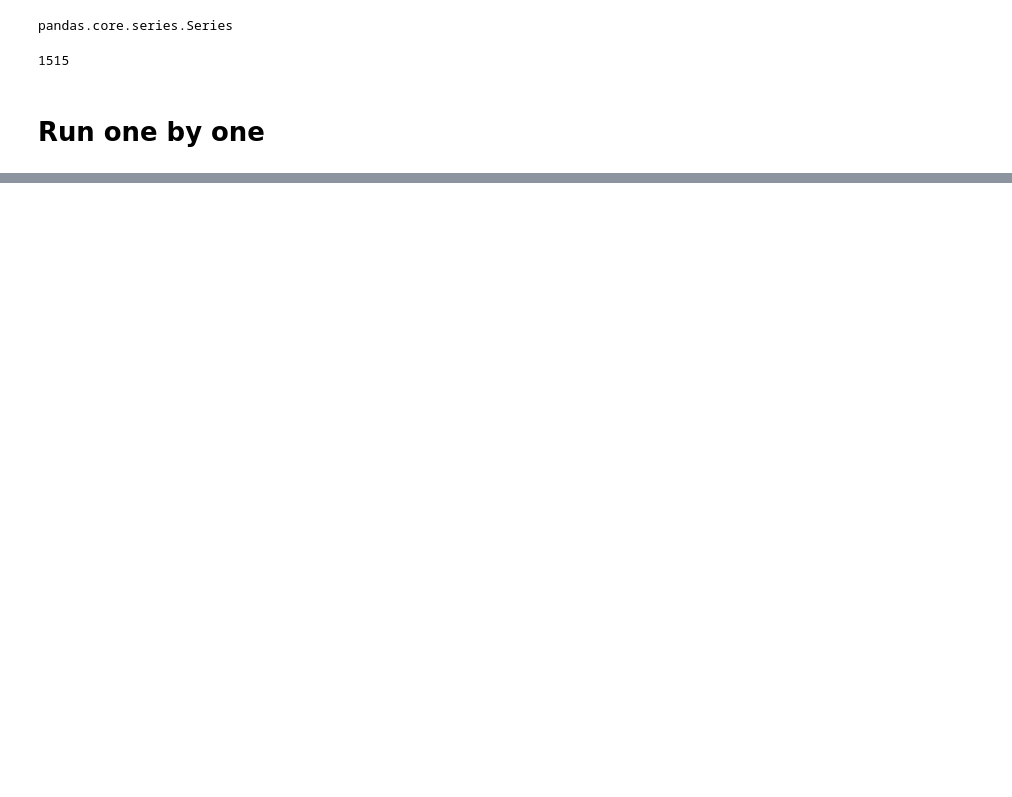
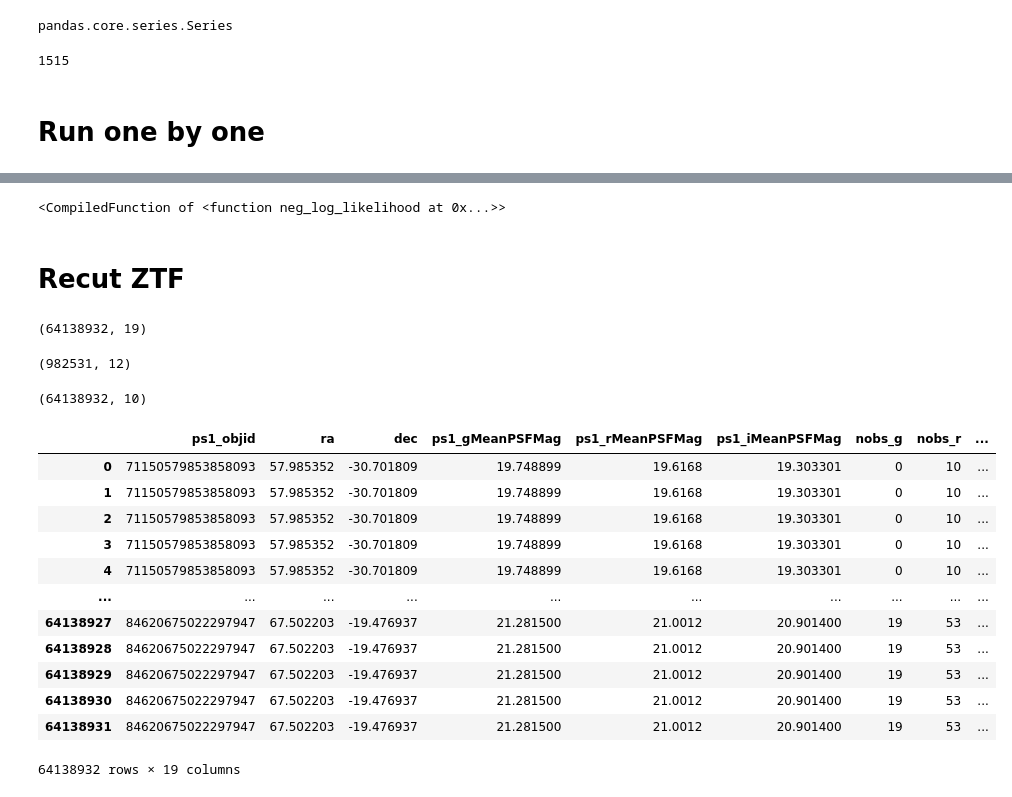
Before and after one commit to nevencaplar/epyc_notebooks, a Jupyter notebook: tiny_lsst.ipynb, the cells around one changed output, grey strips where cells are left out. Saved outputs shown, nothing was run; the diff lists cells and outputs as text; code cells hidden in the pictures; blank space fills up the shorter version.

```diff
--- a/tiny_lsst.ipynb
+++ b/tiny_lsst.ipynb
@@ -559,0 +597,4 @@ Name: ps1_objid, Length: 154, dtype: object
+# %%
+obj
+# %% [output]
+<CompiledFunction of <function neg_log_likelihood at 0x...>>
@@ -559,0 +603,2 @@ Name: ps1_objid, Length: 154, dtype: object
+# %% [markdown]
+# Recut ZTF
@@ -559,0 +610,24 @@ Name: ps1_objid, Length: 154, dtype: object
+# %%
+catalog.shape
+object.shape
+source.shape
+# %% [output]
+(64138932, 19)
+(982531, 12)
+(64138932, 10)
+# %%
+catalog
+# %% [output]
+|  | ps1_objid | ra | dec | ps1_gMeanPSFMag | ps1_rMeanPSFMag | ps1_iMeanPSFMag | nobs_g | nobs_r | ... |
+| 0 | 71150579853858093 | 57.985352 | -30.701809 | 19.748899 | 19.6168 | 19.303301 | 0 | 10 | ... |
+| 1 | 71150579853858093 | 57.985352 | -30.701809 | 19.748899 | 19.6168 | 19.303301 | 0 | 10 | ... |
+| 2 | 71150579853858093 | 57.985352 | -30.701809 | 19.748899 | 19.6168 | 19.303301 | 0 | 10 | ... |
+| 3 | 71150579853858093 | 57.985352 | -30.701809 | 19.748899 | 19.6168 | 19.303301 | 0 | 10 | ... |
+| 4 | 71150579853858093 | 57.985352 | -30.701809 | 19.748899 | 19.6168 | 19.303301 | 0 | 10 | ... |
+| ... | ... | ... | ... | ... | ... | ... | ... | ... | ... |
+| 64138927 | 84620675022297947 | 67.502203 | -19.476937 | 21.281500 | 21.0012 | 20.901400 | 19 | 53 | ... |
+| 64138928 | 84620675022297947 | 67.502203 | -19.476937 | 21.281500 | 21.0012 | 20.901400 | 19 | 53 | ... |
+| 64138929 | 84620675022297947 | 67.502203 | -19.476937 | 21.281500 | 21.0012 | 20.901400 | 19 | 53 | ... |
+| 64138930 | 84620675022297947 | 67.502203 | -19.476937 | 21.281500 | 21.0012 | 20.901400 | 19 | 53 | ... |
+| 64138931 | 84620675022297947 | 67.502203 | -19.476937 | 21.281500 | 21.0012 | 20.901400 | 19 | 53 | ... |
+64138932 rows × 19 columns
```
Also changed, not shown: parts of 63 cells of this notebook.
